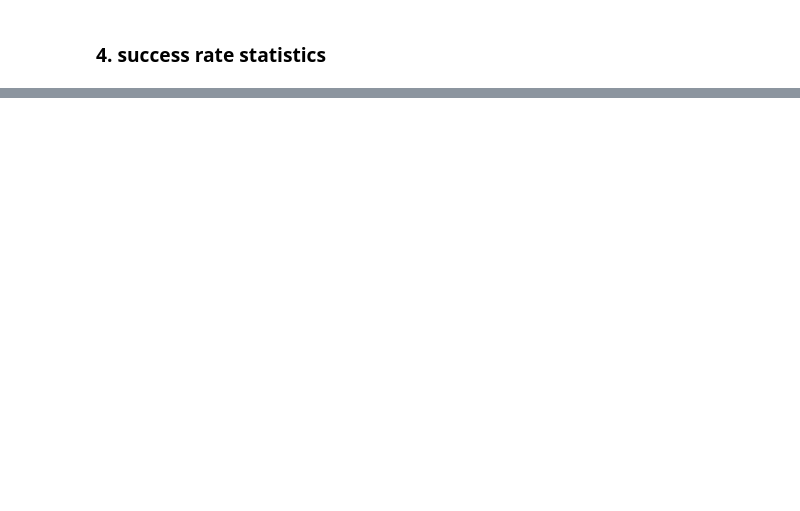
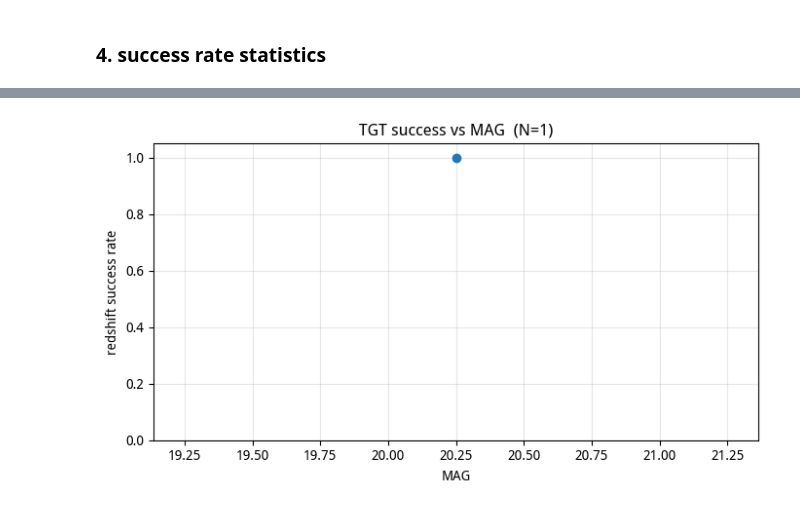
Before and after one commit to astroyzgu/just_mospec, a Jupyter notebook: tutorial/specsimu/quickstart.ipynb, the cells around one changed output, grey strips where cells are left out. Drawn from its saved outputs; the diff is of its cells as text; code cells hidden in the pictures; blank space fills up the shorter version.

```diff
--- a/tutorial/specsimu/quickstart.ipynb
+++ b/tutorial/specsimu/quickstart.ipynb
@@ -74,2 +195,81 @@ rrdesi -i observed-spectra.fits \
 # %% [markdown]
 ### 4. success rate statistics
+# %%
+import os
+import numpy as np
+import matplotlib.pyplot as plt
+from astropy.table import Table, join
+
+rr = 'redrock.fits'
+meta_file = os.path.join('mockspectra', 'meta.fits')
+targetid0 = 300000001
+
+zcat = Table.read(rr, hdu='REDSHIFTS')
+fmap = Table.read(rr, hdu='FIBERMAP')
+meta = Table.read(meta_file)
+
+obj = np.char.decode(np.asarray(fmap['OBJTYPE']).astype('S'), 'ascii')
+tgt = fmap[obj == 'TGT'][['TARGETID', 'OBJTYPE']].copy()
+
+rows = np.asarray(tgt['TARGETID'], dtype=np.int64) - targetid0
+tgt['REDSHIFT'] = np.asarray(meta['REDSHIFT'][rows], dtype=float)
+tgt['MAG'] = np.asarray(meta['MAG'][rows], dtype=float)
+
+t = join(
+    tgt,
+    zcat[['TARGETID', 'Z', 'ZWARN', 'DELTACHI2', 'SPECTYPE']],
+    keys='TARGETID',
+    join_type='left',
+)
+
+success = (t['ZWARN'] == 0) & (t['DELTACHI2'] > 40)
+t['SUCCESS'] = success
+t['DZ'] = np.asarray(t['Z'], dtype=float) - np.asarray(t['REDSHIFT'], dtype=float)
+
+n_tgt = len(t)
+n_success = int(np.count_nonzero(success))
+print('N_TGT =', n_tgt, 'N_success =', n_success,
+      'rate =', n_success / n_tgt if n_tgt else np.nan)
+print(t)
+
+# success vs MAG
+mag = np.asarray(t['MAG'], dtype=float)
+bins = np.arange(np.floor(np.nanmin(mag)), np.ceil(np.nanmax(mag)) + 0.5, 0.5)
+centers, rates = [], []
+for lo, hi in zip(bins[:-1], bins[1:]):
+    m = (mag >= lo) & (mag < hi)
+    if np.any(m):
+        centers.append(0.5 * (lo + hi))
+        rates.append(success[m].mean())
+
+fig, ax = plt.subplots(figsize=(7, 4))
+ax.plot(centers, rates, 'o-')
+ax.set_xlabel('MAG')
+ax.set_ylabel('redshift success rate')
+ax.set_ylim(0, 1.05)
+ax.grid(True, alpha=0.3)
+ax.set_title(f'TGT success vs MAG  (N={n_tgt})')
+plt.tight_layout()
+plt.show()
+
+# dz histogram
+dz_all = np.asarray(t['DZ'], dtype=float)
+dz_ok  = np.asarray(t['DZ'][t['SUCCESS']], dtype=float)
+clip = 0.01
+fig, axes = plt.subplots(1, 2, figsize=(11, 4), sharey=True)
+for ax, arr, title in [
+    (axes[0], dz_all, f'all TGT (N={n_tgt})'),
+    (axes[1], dz_ok, f'success only (N={n_success})'),
+]:
+    a = arr[np.isfinite(arr)]
+    a = a[(a > -clip) & (a < clip)]
+    if len(a):
+        ax.hist(a, bins=min(80, max(10, len(a))), histtype='step', density=True)
+    ax.axvline(0, color='k', lw=0.8)
+    ax.set_xlabel(r'$z_\mathrm{RR} - z_\mathrm{true}$')
+    ax.set_title(title)
+    ax.grid(True, alpha=0.3)
+axes[0].set_ylabel('density')
+plt.tight_layout()
+plt.show()
+# %% [output]
@@ -75,0 +281 @@ rrdesi -i observed-spectra.fits \
+[figure, added]
```
Also changed, not shown: parts of 6 cells of this notebook, 19 other files.
